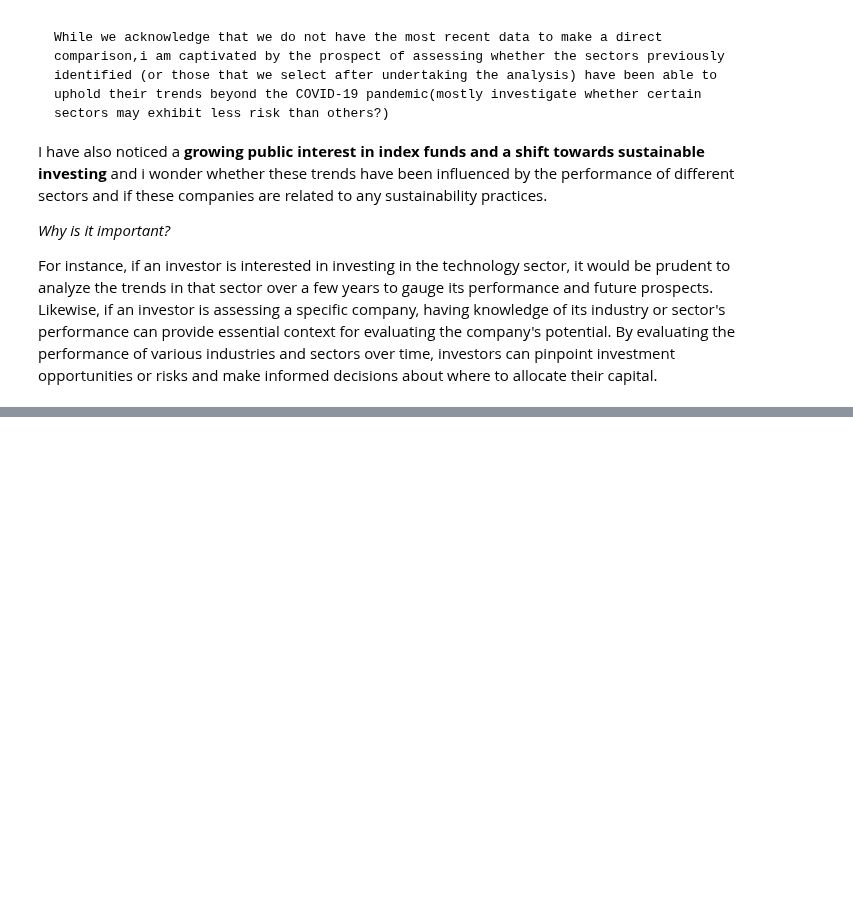
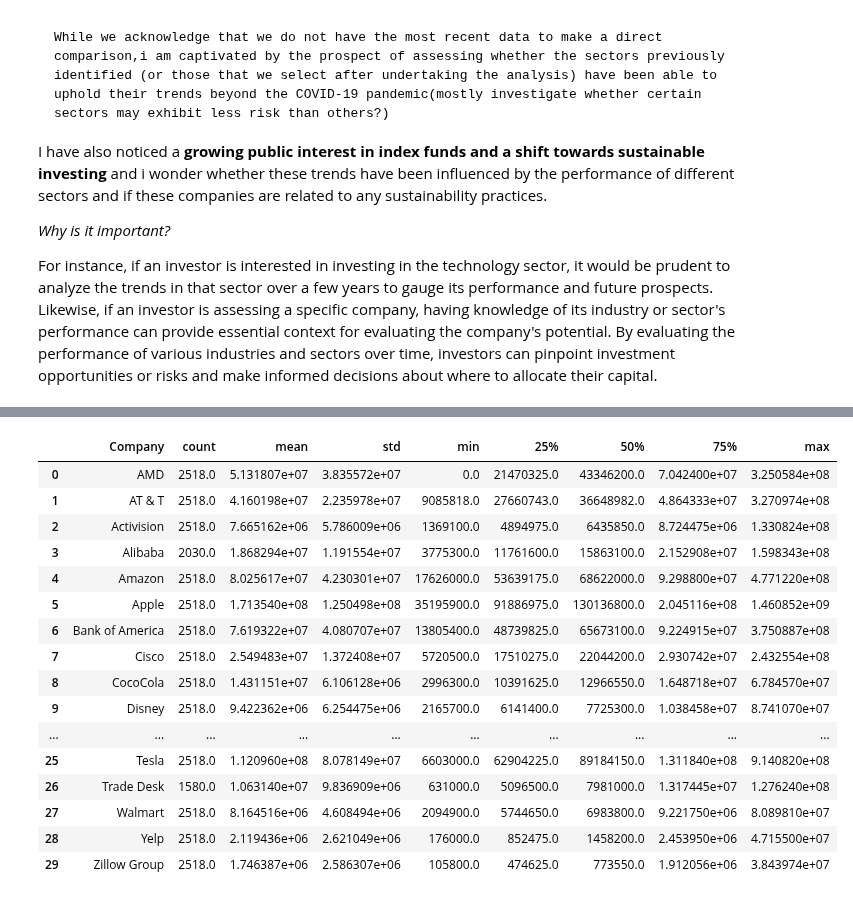
Before and after one commit to ubco-W2022T2-data301/Group35, a Jupyter notebook: analysis/analysis1.ipynb, the cells around one changed output, grey strips where cells are left out. Cells and saved outputs as stored; diff of their text form; code cells hidden in the pictures; blank space fills up the shorter version.

```diff
--- a/analysis/analysis1.ipynb
+++ b/analysis/analysis1.ipynb
@@ -68,0 +201,22 @@ ValueError: Length of values (30) does not match length of index (73483)
+# %%
+# Summary of the volume stat of all the companies
+each_company = df.groupby('Company')    # Group the data by "Company" column
+each_company['Volume'].describe().reset_index()                 # Describe each company's data
+# %% [output]
+|  | Company | count | mean | std | min | 25% | 50% | 75% | max |
+| 0 | AMD | 2518.0 | 5.131807e+07 | 3.835572e+07 | 0.0 | 21470325.0 | 43346200.0 | 7.042400e+07 | 3.250584e+08 |
+| 1 | AT & T | 2518.0 | 4.160198e+07 | 2.235978e+07 | 9085818.0 | 27660743.0 | 36648982.0 | 4.864333e+07 | 3.270974e+08 |
+| 2 | Activision | 2518.0 | 7.665162e+06 | 5.786009e+06 | 1369100.0 | 4894975.0 | 6435850.0 | 8.724475e+06 | 1.330824e+08 |
+| 3 | Alibaba | 2030.0 | 1.868294e+07 | 1.191554e+07 | 3775300.0 | 11761600.0 | 15863100.0 | 2.152908e+07 | 1.598343e+08 |
+| 4 | Amazon | 2518.0 | 8.025617e+07 | 4.230301e+07 | 17626000.0 | 53639175.0 | 68622000.0 | 9.298800e+07 | 4.771220e+08 |
+| 5 | Apple | 2518.0 | 1.713540e+08 | 1.250498e+08 | 35195900.0 | 91886975.0 | 130136800.0 | 2.045116e+08 | 1.460852e+09 |
+| 6 | Bank of America | 2518.0 | 7.619322e+07 | 4.080707e+07 | 13805400.0 | 48739825.0 | 65673100.0 | 9.224915e+07 | 3.750887e+08 |
+| 7 | Cisco | 2518.0 | 2.549483e+07 | 1.372408e+07 | 5720500.0 | 17510275.0 | 22044200.0 | 2.930742e+07 | 2.432554e+08 |
+| 8 | CocoCola | 2518.0 | 1.431151e+07 | 6.106128e+06 | 2996300.0 | 10391625.0 | 12966550.0 | 1.648718e+07 | 6.784570e+07 |
+| 9 | Disney | 2518.0 | 9.422362e+06 | 6.254475e+06 | 2165700.0 | 6141400.0 | 7725300.0 | 1.038458e+07 | 8.741070e+07 |
+| ... | ... | ... | ... | ... | ... | ... | ... | ... | ... |
+| 25 | Tesla | 2518.0 | 1.120960e+08 | 8.078149e+07 | 6603000.0 | 62904225.0 | 89184150.0 | 1.311840e+08 | 9.140820e+08 |
+| 26 | Trade Desk | 1580.0 | 1.063140e+07 | 9.836909e+06 | 631000.0 | 5096500.0 | 7981000.0 | 1.317445e+07 | 1.276240e+08 |
+| 27 | Walmart | 2518.0 | 8.164516e+06 | 4.608494e+06 | 2094900.0 | 5744650.0 | 6983800.0 | 9.221750e+06 | 8.089810e+07 |
+| 28 | Yelp | 2518.0 | 2.119436e+06 | 2.621049e+06 | 176000.0 | 852475.0 | 1458200.0 | 2.453950e+06 | 4.715500e+07 |
+| 29 | Zillow Group | 2518.0 | 1.746387e+06 | 2.586307e+06 | 105800.0 | 474625.0 | 773550.0 | 1.912056e+06 | 3.843974e+07 |
```
Also changed, not shown: parts of 10 cells of this notebook, 3 other files.
